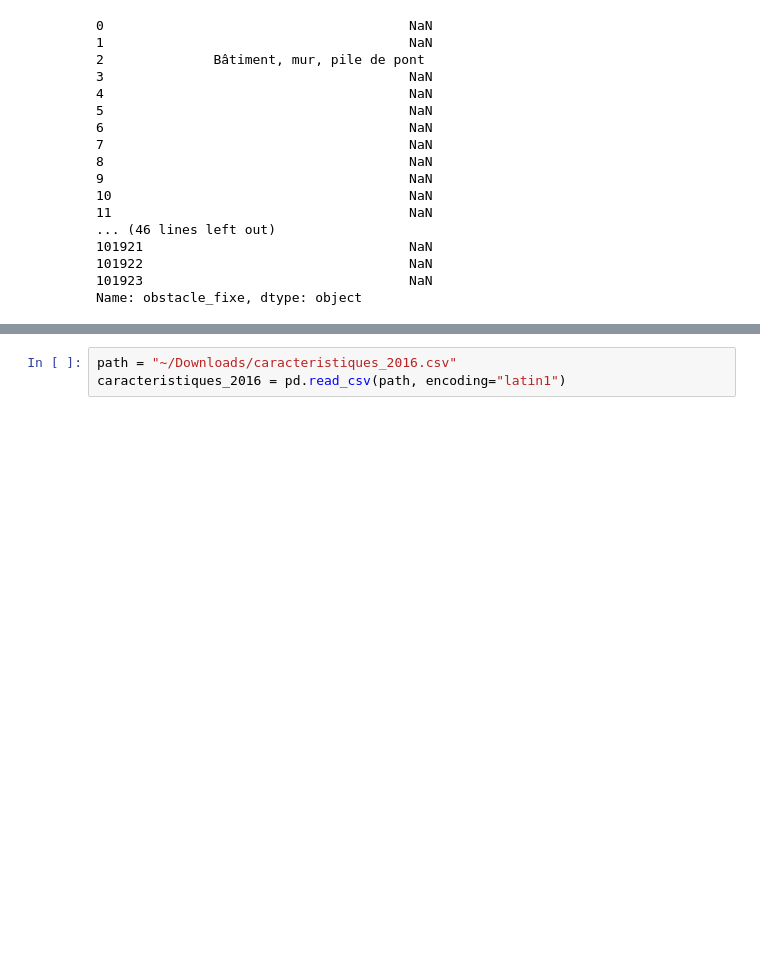
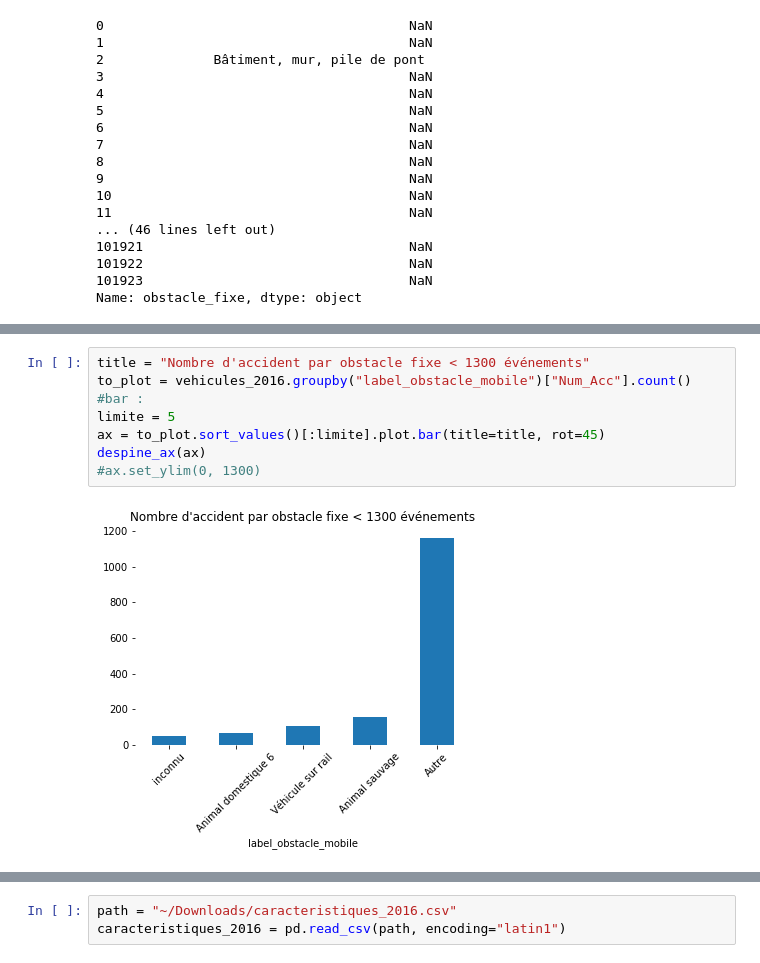
Before and after one commit to romainjouin/formation_python, a Jupyter notebook: accidents_corporels_de_la_circulation.ipynb, the cells around one changed output, grey strips where cells are left out. Saved outputs shown, nothing was run; the diff lists cells and outputs as text; blank space fills up the shorter version.

```diff
--- a/accidents_corporels_de_la_circulation.ipynb
+++ b/accidents_corporels_de_la_circulation.ipynb
@@ -500,0 +514,10 @@ TypeError: '<' not supported between instances of 'str' and 'int'
+# %%
+title = "Nombre d'accident par obstacle fixe < 1300 événements"
+to_plot = vehicules_2016.groupby("label_obstacle_mobile")["Num_Acc"].count()
+#bar :
+limite = 5
+ax = to_plot.sort_values()[:limite].plot.bar(title=title, rot=45)
+despine_ax(ax)
+#ax.set_ylim(0, 1300)
+# %% [output]
+[figure, added]
```
Also changed, not shown: parts of 13 cells of this notebook.
